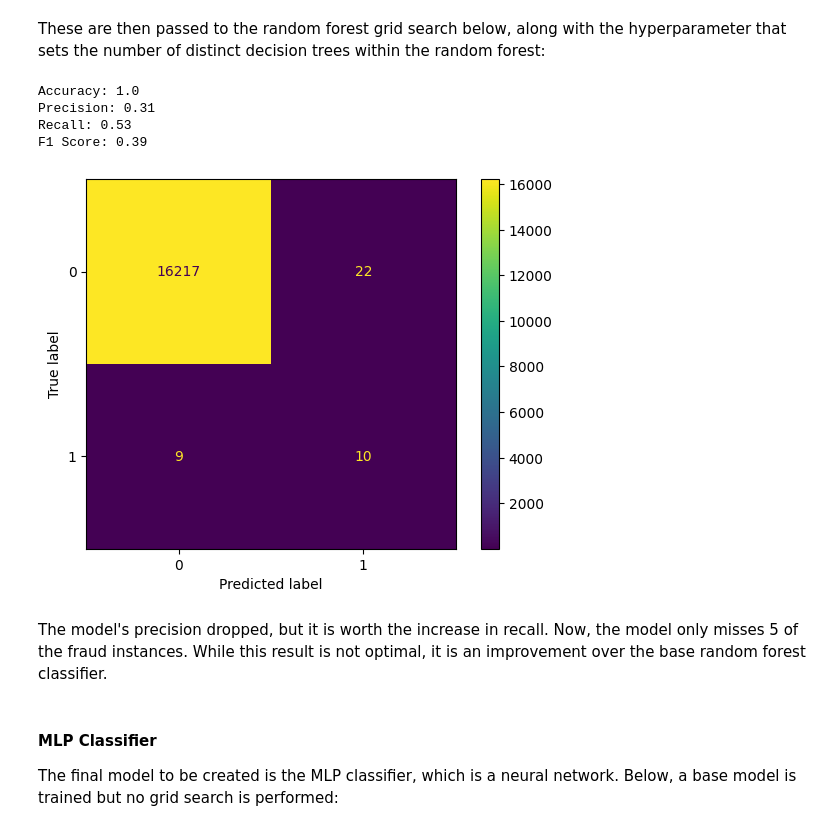
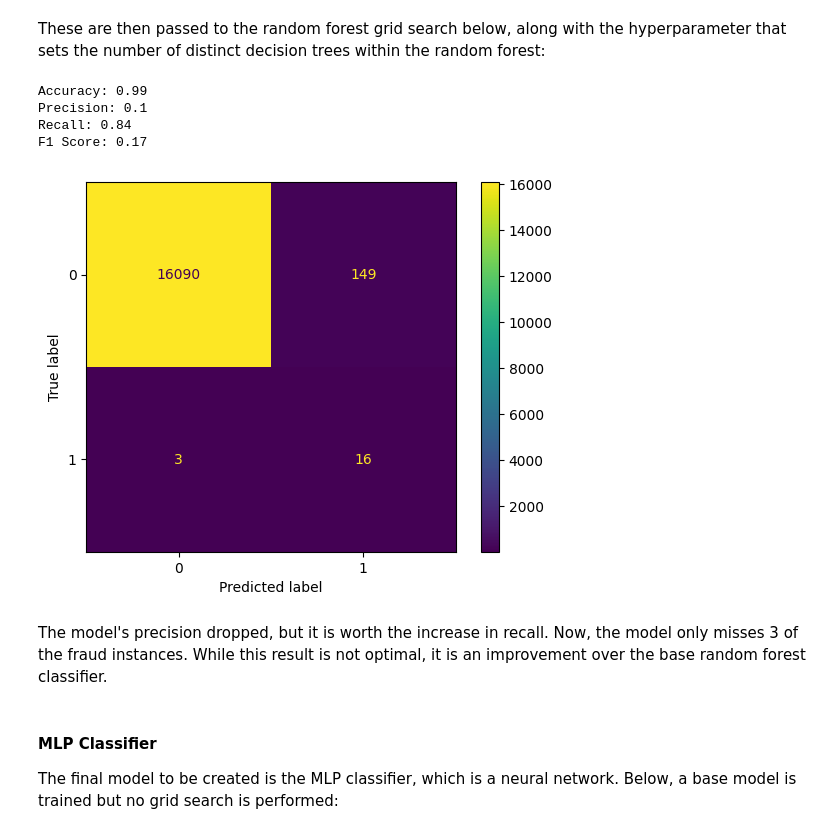
Before and after one commit to noahfrank0001/BankFraudDetection, a Jupyter notebook: analysis.ipynb, the cells around one changed output. Drawn from its saved outputs; the diff is of its cells as text; code cells hidden in the pictures.

```diff
--- a/analysis.ipynb
+++ b/analysis.ipynb
@@ -400,29 +397,28 @@ These are then passed to the random forest grid search below, along with the hyp
 # %%
 params = {
     "n_estimators": [x for x in range(80, 121, 10)],
 
     # The parameters below were taken from the dtc_grid best_params_
-    'class_weight': [None],
     'max_depth': [10],
     'max_leaf_nodes': [25],
     'min_samples_leaf': [5],
     'min_samples_split': [10],
 }
 
 metrics = ["recall", "accuracy"]
 rfc_grid = GridSearchCV(estimator=RandomForestClassifier(random_state=random_seed), param_grid=params, scoring=metrics, refit="recall")
 rfc_grid.fit(X_train, y_train)
 y_pred = rfc_grid.predict(X_val)
 
 plot_metrics(y_pred)
 # %% [output]
-Accuracy: 1.0
-Precision: 0.31
-Recall: 0.53
-F1 Score: 0.39
+Accuracy: 0.99
+Precision: 0.1
+Recall: 0.84
+F1 Score: 0.17
-[figure, old version]
+[figure, new version]
 # %% [markdown]
-The model's precision dropped, but it is worth the increase in recall. Now, the model only misses 5 of the fraud instances. While this result is not optimal, it is an improvement over the base random forest classifier.
+The model's precision dropped, but it is worth the increase in recall. Now, the model only misses 3 of the fraud instances. While this result is not optimal, it is an improvement over the base random forest classifier.
 # %% [markdown]
 #### MLP Classifier
 
```
Also changed, not shown: parts of 50 cells of this notebook.
